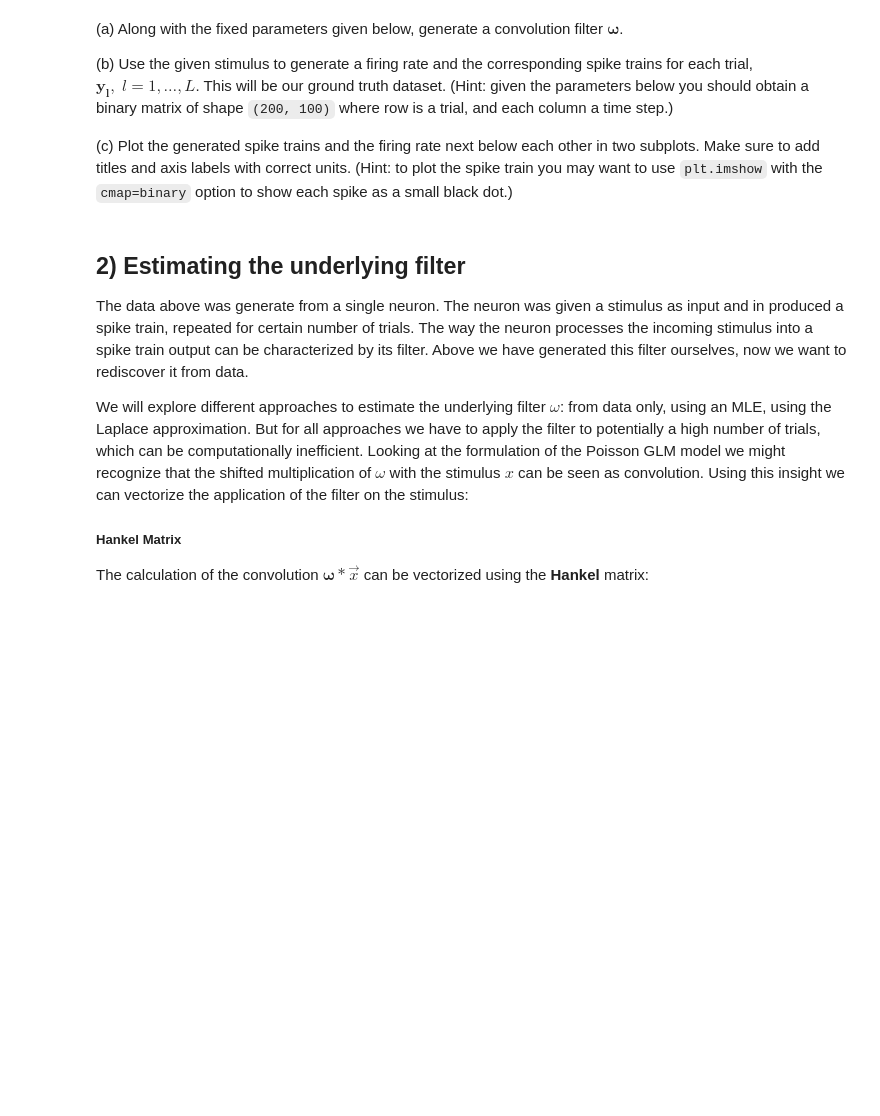
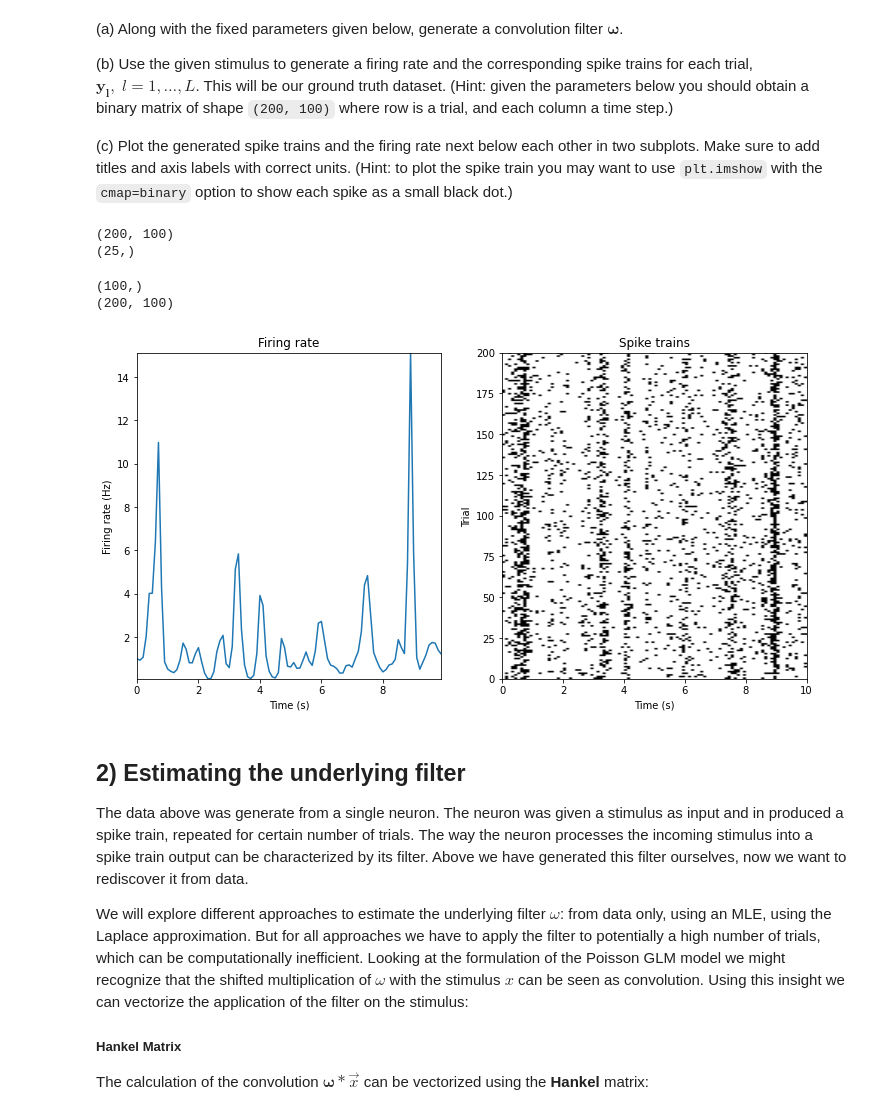
Before and after one commit to Zleander/PML_Exercises, a Jupyter notebook: Ex05/Exercise_05.ipynb, the cells around one changed output. Saved outputs shown, nothing was run; the diff lists cells and outputs as text; code cells hidden in the pictures; blank space fills up the shorter version.

Commit message:
Only last part of practial missing

```diff
--- a/Ex05/Exercise_05.ipynb
+++ b/Ex05/Exercise_05.ipynb
@@ -78,13 +81,14 @@ num_trials = 200
 # The baseline parameter (b in the formula) we just set to zero for now.
 baseline = 0.0
 
-
 # Your code here...
-#_filter =  # you can use the default parameters of the make_filter function
-
+_filter = make_filter(k)  # you can use the default parameters of the make_filter function
 
 # Generate stimulus: we use a Gaussian white noise stimulus.
-#stimulus = your code here...
+mean = 0
+std = 1
+np.random.seed(0)  # reproducilbility
+stimulus = np.random.normal(mean, std, size=stimulus_length)
 
 # Make repeats of stimulus: we use the same stimulus for evert trial
 stimulus = np.tile(stimulus, num_trials).reshape(num_trials, -1)
@@ -101,3 +95,50 @@ stimulus = np.tile(stimulus, num_trials).reshape(num_trials, -1)
+# %%
+print(stimulus.shape)
+print(_filter.shape)
+# %% [output]
+(200, 100)
+(25,)
+# %%
+# b) Generate spike trains from the Poisson model given
+
+y_ts = list()
+r_ts = list()
+for t in range(stimulus_length):
+    x = np.zeros((num_trials, k))  # zero-pad the stimulus for the first ys (i guess this is what we are supposed to do?)
+    if t > 0:
+        x[:,max(-t,-k):] = stimulus[:,max(t-k,0):t]
+    z_t = x[:,::-1] @ _filter + baseline  # reverse x to match with Hankel matrix (else, filter is applied in wrong order)
+    r_t = np.exp(z_t)
+    r_ts.append(r_t[0])  # we only save r_t for one sample because the stimulus is identical across samples
+    y_t = np.random.poisson(lam=r_t*dt, size=None)
+    y_ts.append(y_t)
+r_ts = np.stack(r_ts)
+y_ts = np.stack(y_ts, axis=-1).clip(0,1)  # since we want a binary array we must clip the values to (0,1)
+
+print(r_ts.shape)
+print(y_ts.shape)
+# %% [output]
+(100,)
+(200, 100)
+# %%
+# c) Plot spike counts and predicted firing rate
+
+fig, (ax1, ax2) = plt.subplots(1,2, figsize = (12,6))
+
+ax1.plot(np.arange(0, stimulus_length*dt, dt), r_ts)
+ax1.set_xlabel('Time (s)')
+ax1.set_ylabel('Firing rate (Hz)')
+ax1.margins(0)
+ax1.set_title('Firing rate')
+
+ax2.imshow(y_ts, cmap='binary', aspect='auto', extent=[0,10,0,200])
+ax2.set_ylabel('Trial')
+ax2.set_xlabel('Time (s)')
+ax2.set_title('Spike trains')
+
+plt.show()
+# %% [output]
+[figure, added]
 # %% [markdown]
 ## 2) Estimating the underlying filter
 The data above was generate from a single neuron. The neuron was given a stimulus as input and in produced a spike train, repeated for certain number of trials.
```
Also changed, not shown: parts of 13 cells of this notebook.
